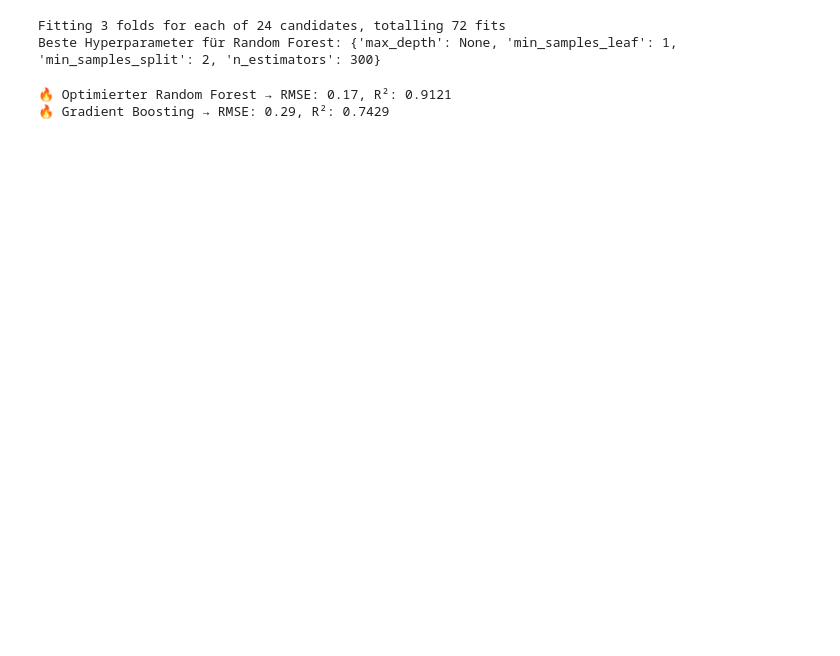
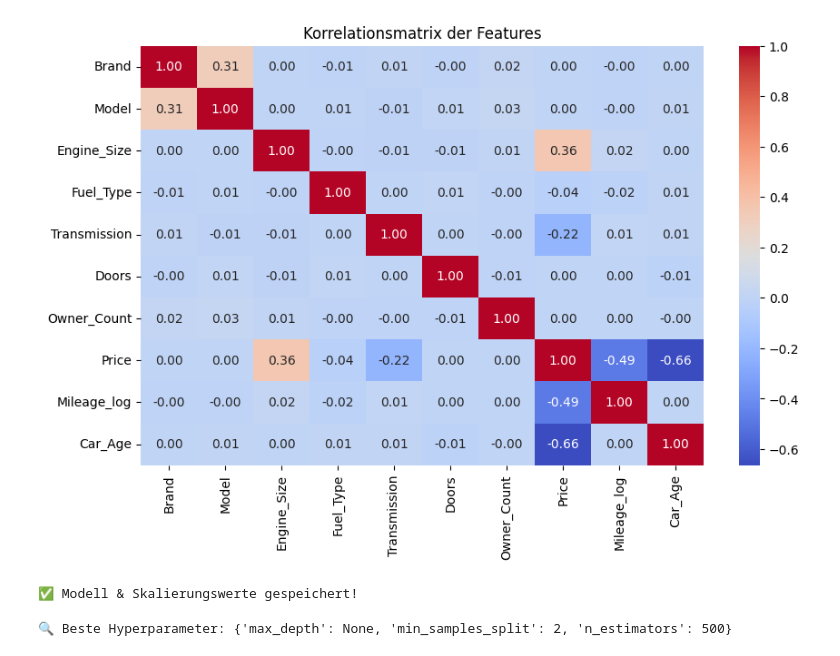
Before and after one commit to mr-kittiecat/mr-kittiecat.github.io, a Jupyter notebook: test.ipynb, the cells around one changed output. Saved outputs shown, nothing was run; the diff lists cells and outputs as text; code cells hidden in the pictures; blank space fills up the shorter version.

```diff
--- a/test.ipynb
+++ b/test.ipynb
@@ -65,38 +107,52 @@ dtype: int64
+# %%
+# 📌 Prüfe die Korrelationen der numerischen Features
+plt.figure(figsize=(10, 6))
+sns.heatmap(df.corr(), annot=True, cmap="coolwarm", fmt=".2f")
+plt.title("Korrelationsmatrix der Features")
+plt.show()
+# %% [output]
+[figure, added]
+# %%
+import json
+
+# 📌 Feature-Importances & Namen speichern
+feature_importances = {
+    "feature_names": list(X.columns),
+    "feature_importances": list(rf.feature_importances_)
+}
+
+# 📌 Skalierungswerte für Frontend speichern
+scaling_values = {
+    "Engine_Size": {"mean": df["Engine_Size"].mean(), "std": df["Engine_Size"].std()},
+    "Mileage_log": {"mean": df["Mileage_log"].mean(), "std": df["Mileage_log"].std()},
+    "Car_Age": {"mean": df["Car_Age"].mean(), "std": df["Car_Age"].std()},
+    "Doors": {"mean": df["Doors"].mean(), "std": df["Doors"].std()},
+    "Price": {"mean": df["Price"].mean(), "std": df["Price"].std()}
+}
+
+# 📌 Speichere als JSON
+with open("random_forest_model.json", "w") as f:
+    json.dump(feature_importances, f)
+
+with open("scaling_info.json", "w") as f:
+    json.dump(scaling_values, f)
+
+print("✅ Modell & Skalierungswerte gespeichert!")
+# %% [output]
+✅ Modell & Skalierungswerte gespeichert!
 # %%
-# 📌 5️⃣ Hyperparameter-Tuning für Random Forest
+from sklearn.model_selection import GridSearchCV
+
 param_grid = {
-    'n_estimators': [100, 300],  # Anzahl Bäume
-    'max_depth': [10, 20, None],  # Tiefe des Baums
-    'min_samples_split': [2, 5],  # Mindestanzahl Samples für Split
-    'min_samples_leaf': [1, 2]  # Mindestanzahl Samples pro Blatt
+    'n_estimators': [100, 300, 500],
+    'max_depth': [10, 20, None],
+    'min_samples_split': [2, 5, 10]
 }
 
-rf = RandomForestRegressor(random_state=42)
-grid_search = GridSearchCV(rf, param_grid, cv=3, scoring='neg_mean_squared_error', n_jobs=-1, verbose=2)
+grid_search = GridSearchCV(RandomForestRegressor(random_state=42), param_grid, cv=3, scoring="neg_mean_squared_error", n_jobs=-1)
 grid_search.fit(X_train, y_train)
 
-print("Beste Hyperparameter für Random Forest:", grid_search.best_params_)
+best_model = grid_search.best_estimator_
+print("🔍 Beste Hyperparameter:", grid_search.best_params_)
 # %% [output]
-Fitting 3 folds for each of 24 candidates, totalling 72 fits
-Beste Hyperparameter für Random Forest: {'max_depth': None, 'min_samples_leaf': 1, 'min_samples_split': 2, 'n_estimators': 300}
+🔍 Beste Hyperparameter: {'max_depth': None, 'min_samples_split': 2, 'n_estimators': 500}
-# %%
-# 📌 6️⃣ Bestes Random Forest Modell mit besten Parametern trainieren
-best_rf = grid_search.best_estimator_
-y_pred_rf = best_rf.predict(X_test)
-
-# 📌 7️⃣ Gradient Boosting trainieren (keine Hyperparameter-Suche nötig)
-gbr = GradientBoostingRegressor(n_estimators=100, learning_rate=0.1, random_state=42)
-gbr.fit(X_train, y_train)
-y_pred_gbr = gbr.predict(X_test)
-
-# 📌 8️⃣ Modellbewertung
-def evaluate_model(y_test, y_pred, name):
-    rmse = np.sqrt(mean_squared_error(y_test, y_pred))
-    r2 = r2_score(y_test, y_pred)
-    print(f"🔥 {name} → RMSE: {rmse:.2f}, R²: {r2:.4f}")
-
-evaluate_model(y_test, y_pred_rf, "Optimierter Random Forest")
-evaluate_model(y_test, y_pred_gbr, "Gradient Boosting")
-# %% [output]
-🔥 Optimierter Random Forest → RMSE: 0.17, R²: 0.9121
-🔥 Gradient Boosting → RMSE: 0.29, R²: 0.7429
```
Also changed, not shown: parts of 13 cells of this notebook, 17 other files.
